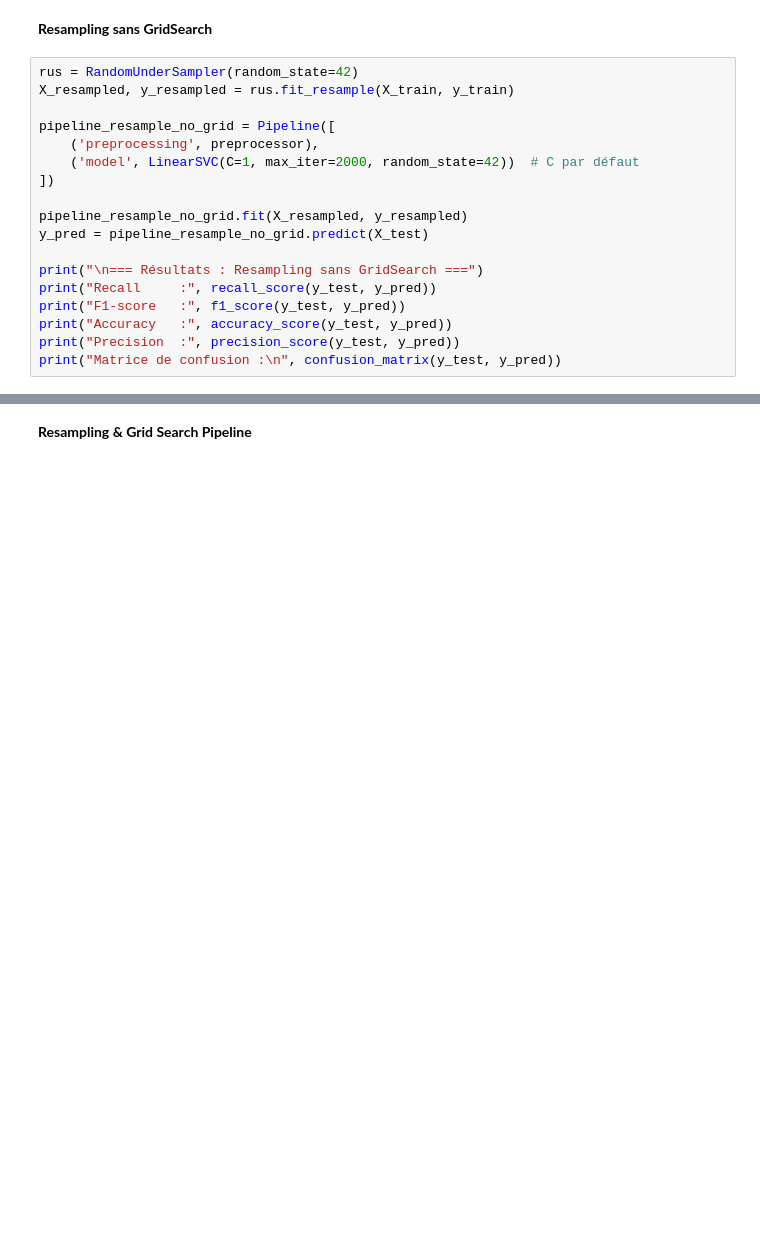
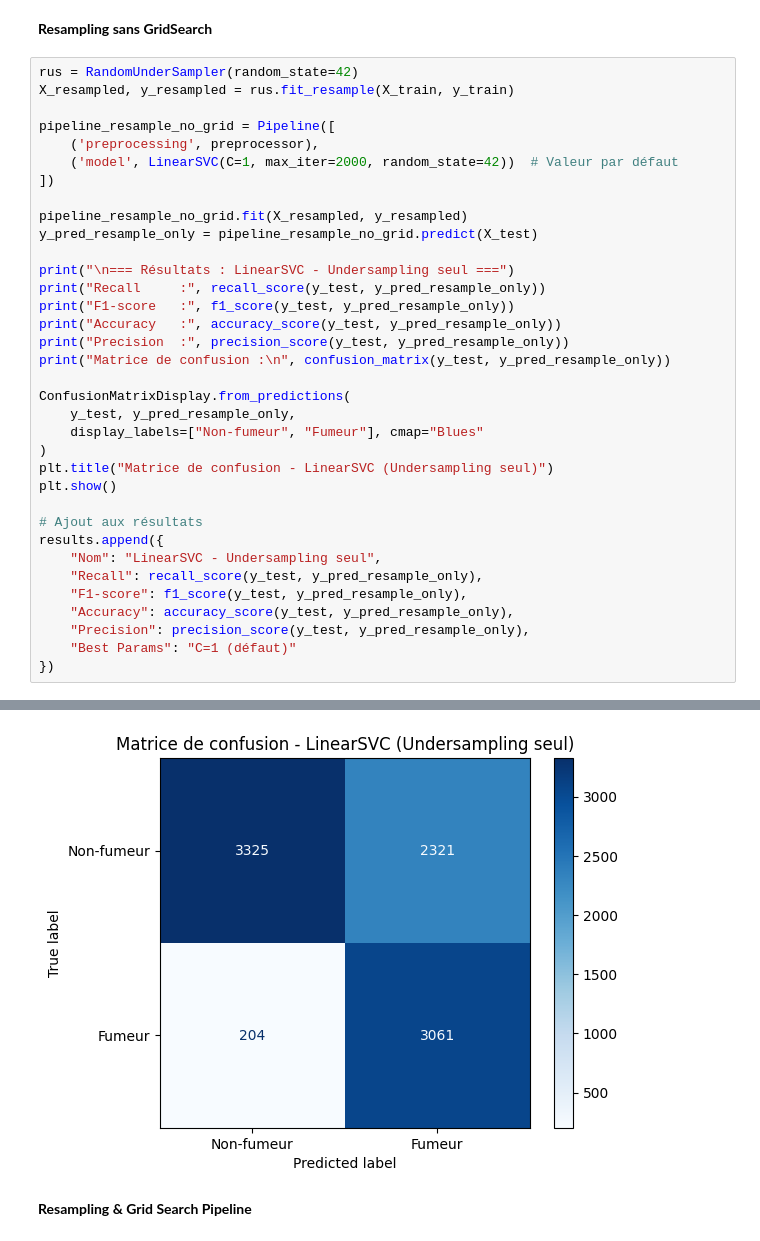
Before and after one commit to isabel6198/svm_tabac, a Jupyter notebook: notebooks/02_models.ipynb, the cells around one changed output, grey strips where cells are left out. Drawn from its saved outputs; the diff is of its cells as text; blank space fills up the shorter version.

Commit message:
Ajout du notebook 02_models avec optimisation des modèles

```diff
--- a/notebooks/02_models.ipynb
+++ b/notebooks/02_models.ipynb
@@ -462,15 +482,33 @@ X_resampled, y_resampled = rus.fit_resample(X_train, y_train)
 
 pipeline_resample_no_grid = Pipeline([
     ('preprocessing', preprocessor),
-    ('model', LinearSVC(C=1, max_iter=2000, random_state=42))  # C par défaut
+    ('model', LinearSVC(C=1, max_iter=2000, random_state=42))  # Valeur par défaut
 ])
 
 pipeline_resample_no_grid.fit(X_resampled, y_resampled)
-y_pred = pipeline_resample_no_grid.predict(X_test)
+y_pred_resample_only = pipeline_resample_no_grid.predict(X_test)
 
-print("\n=== Résultats : Resampling sans GridSearch ===")
-print("Recall     :", recall_score(y_test, y_pred))
-print("F1-score   :", f1_score(y_test, y_pred))
-print("Accuracy   :", accuracy_score(y_test, y_pred))
-print("Precision  :", precision_score(y_test, y_pred))
-print("Matrice de confusion :\n", confusion_matrix(y_test, y_pred))
+print("\n=== Résultats : LinearSVC - Undersampling seul ===")
+print("Recall     :", recall_score(y_test, y_pred_resample_only))
+print("F1-score   :", f1_score(y_test, y_pred_resample_only))
+print("Accuracy   :", accuracy_score(y_test, y_pred_resample_only))
+print("Precision  :", precision_score(y_test, y_pred_resample_only))
+print("Matrice de confusion :\n", confusion_matrix(y_test, y_pred_resample_only))
+
+ConfusionMatrixDisplay.from_predictions(
+    y_test, y_pred_resample_only,
+    display_labels=["Non-fumeur", "Fumeur"], cmap="Blues"
+)
+plt.title("Matrice de confusion - LinearSVC (Undersampling seul)")
+plt.show()
+
+# Ajout aux résultats
+results.append({
+    "Nom": "LinearSVC - Undersampling seul",
+    "Recall": recall_score(y_test, y_pred_resample_only),
+    "F1-score": f1_score(y_test, y_pred_resample_only),
+    "Accuracy": accuracy_score(y_test, y_pred_resample_only),
+    "Precision": precision_score(y_test, y_pred_resample_only),
+    "Best Params": "C=1 (défaut)"
+})
+# %% [output]
@@ -477,3 +523,4 @@ print("Matrice de confusion :\n", confusion_matrix(y_test, y_pred))
+[figure, added]
 # %% [markdown]
 **Resampling & Grid Search Pipeline**
 # %%
```
Also changed, not shown: parts of 17 cells of this notebook.
